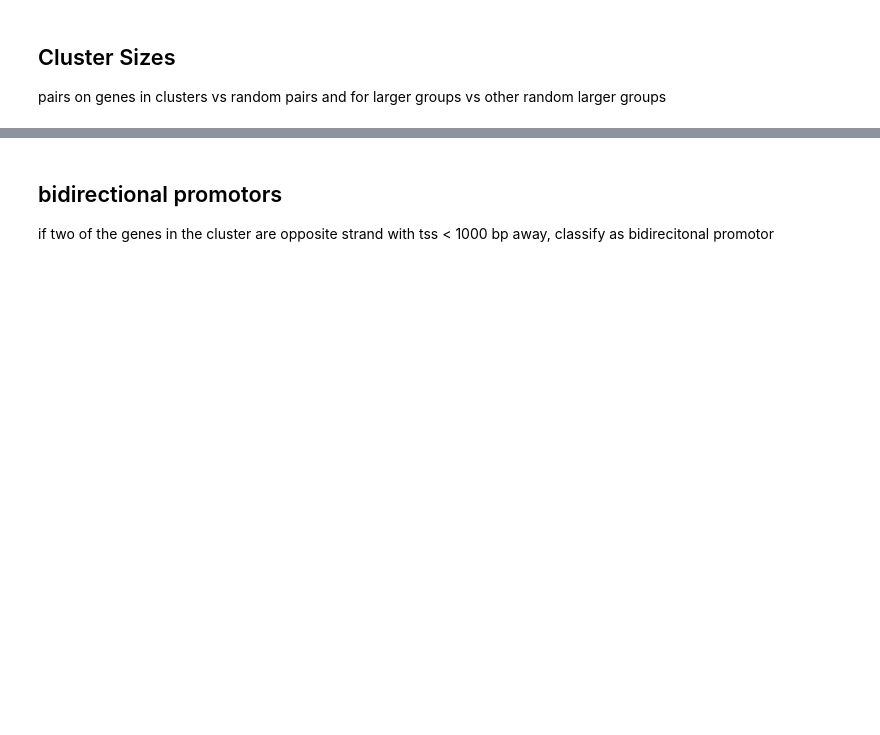
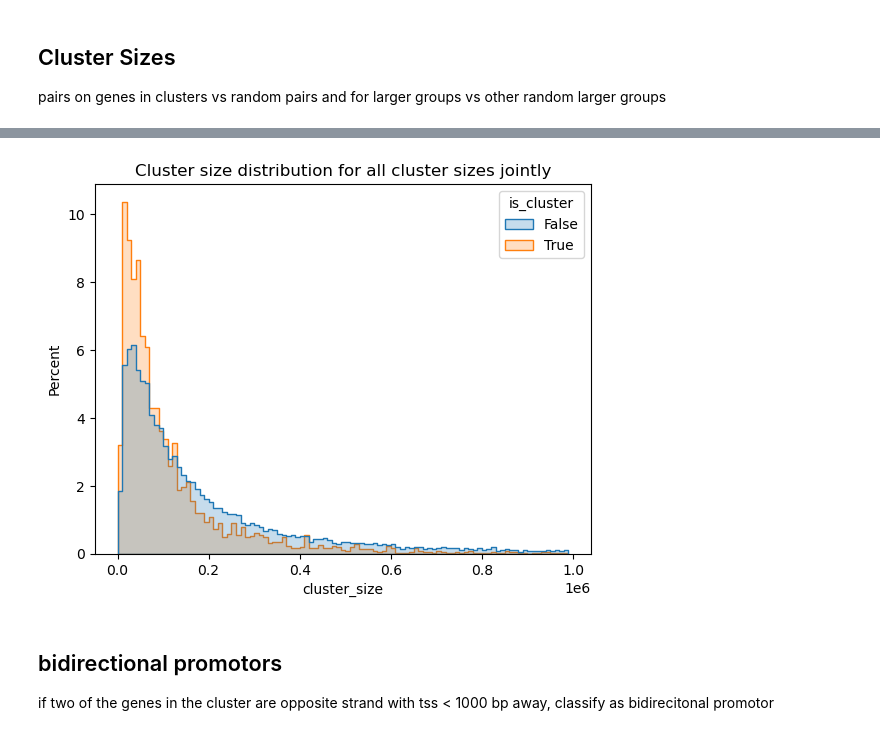
Before and after one commit to kal26/pcqtls, a Jupyter notebook: workflow/notebooks/cluster_analysis/cluster_annotation.ipynb, the cells around one changed output, grey strips where cells are left out. Saved outputs shown, nothing was run; the diff lists cells and outputs as text; code cells hidden in the pictures; blank space fills up the shorter version.

```diff
--- a/workflow/notebooks/cluster_analysis/cluster_annotation.ipynb
+++ b/workflow/notebooks/cluster_analysis/cluster_annotation.ipynb
@@ -177,3 +177,23 @@ Text(0.5, 1.0, 'Distribution of gene-gene distance for clusters and genomic back
+# %%
+
+# subsample size_plot_df to match number of nulls to number of clusters of each size
+subsampled_null=[]
+for i in range(2,5,1):
+    num_samples = sum(size_plot_df['data_type'] == f'{i}_cluster') *10
+    subsampled_null.append(size_plot_df[size_plot_df['data_type'] == f'{i}_null'].sample(num_samples))
+
+# combine into one df
+sub_null_size_plot_df = pd.concat([pd.concat(cluster_size_dfs), pd.concat(subsampled_null)])
+# add label column
+sub_null_size_plot_df['is_cluster'] = sub_null_size_plot_df['data_type'].str.contains('cluster')
+# %%
+sns.histplot(sub_null_size_plot_df, x='cluster_size', hue='is_cluster', bins=np.arange(0, 10**6,10**4),
+             common_norm=False, stat='percent', element='step')
+
+plt.title('Cluster size distribution for all cluster sizes jointly')
+plt.show()
+# %% [output]
+[figure, added]
 # %% [markdown]
 ## bidirectional promotors
 if two of the genes in the cluster are opposite strand with tss < 1000 bp away, classify as bidirecitonal promotor
```
Also changed, not shown: parts of 15 cells of this notebook, 1 other file.
